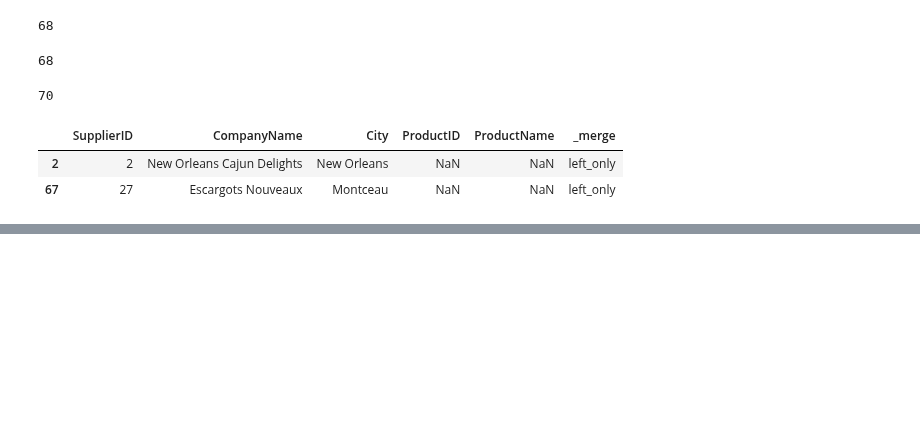
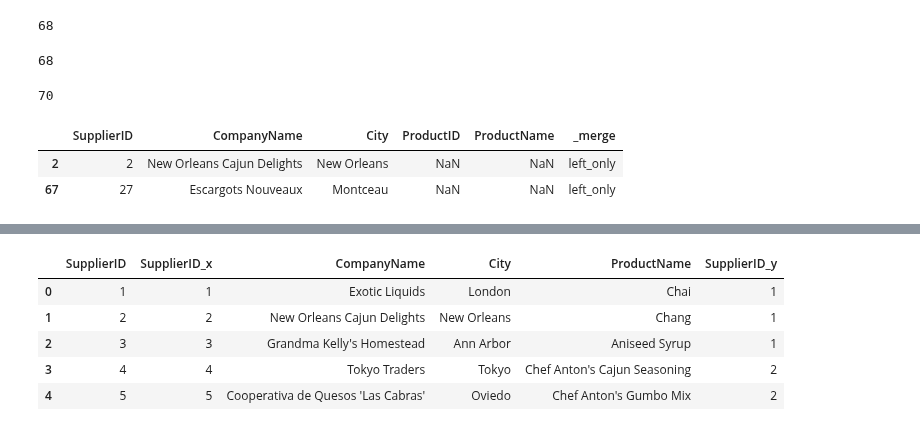
Before and after one commit to Byienio/Pandas_pg, a Jupyter notebook: MergningDataFrames.ipynb, the cells around one changed output, grey strips where cells are left out. Cells and saved outputs as stored; diff of their text form; code cells hidden in the pictures; blank space fills up the shorter version.

Commit message:
Another merging DataFrames with merge method

```diff
--- a/MergningDataFrames.ipynb
+++ b/MergningDataFrames.ipynb
@@ -257,0 +262,2 @@ sup_prod_left[sup_prod_left['_merge']=='left_only']
+# %%
+products = pd.read_csv('data/data/northwind-mongo-master/products.csv',usecols=['ProductID','ProductName','SupplierID'])
@@ -257,0 +273,2 @@ sup_prod_left[sup_prod_left['_merge']=='left_only']
+# %%
+suppliers.set_index('SupplierID',inplace=True)
@@ -257,0 +284,2 @@ sup_prod_left[sup_prod_left['_merge']=='left_only']
+# %%
+products.set_index('ProductID',inplace=True)
@@ -257,0 +295,11 @@ sup_prod_left[sup_prod_left['_merge']=='left_only']
+# %%
+suppliers.reset_index(inplace=True)
+# %%
+suppliers.merge(products,how='inner',left_on='SupplierID',right_index=True).head()
+# %% [output]
+|  | SupplierID | SupplierID_x | CompanyName | City | ProductName | SupplierID_y |
+| 0 | 1 | 1 | Exotic Liquids | London | Chai | 1 |
+| 1 | 2 | 2 | New Orleans Cajun Delights | New Orleans | Chang | 1 |
+| 2 | 3 | 3 | Grandma Kelly's Homestead | Ann Arbor | Aniseed Syrup | 1 |
+| 3 | 4 | 4 | Tokyo Traders | Tokyo | Chef Anton's Cajun Seasoning | 2 |
+| 4 | 5 | 5 | Cooperativa de Quesos 'Las Cabras' | Oviedo | Chef Anton's Gumbo Mix | 2 |
```
Also changed, not shown: parts of 9 cells of this notebook.
